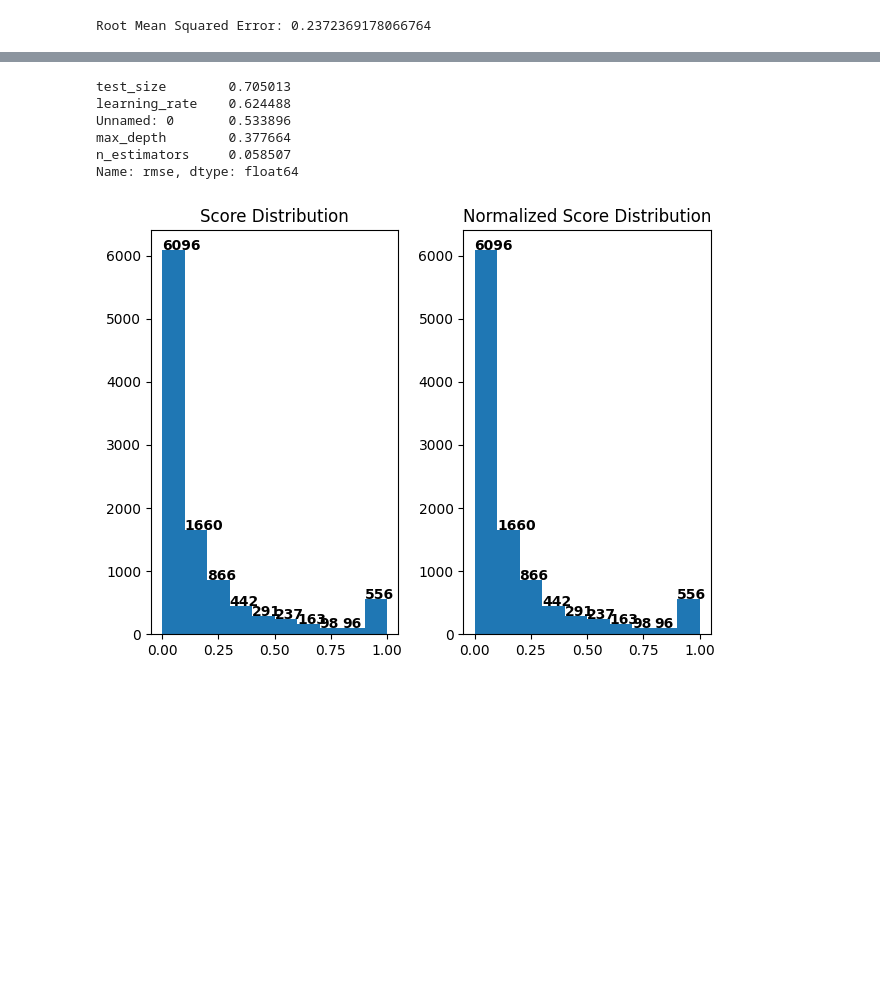
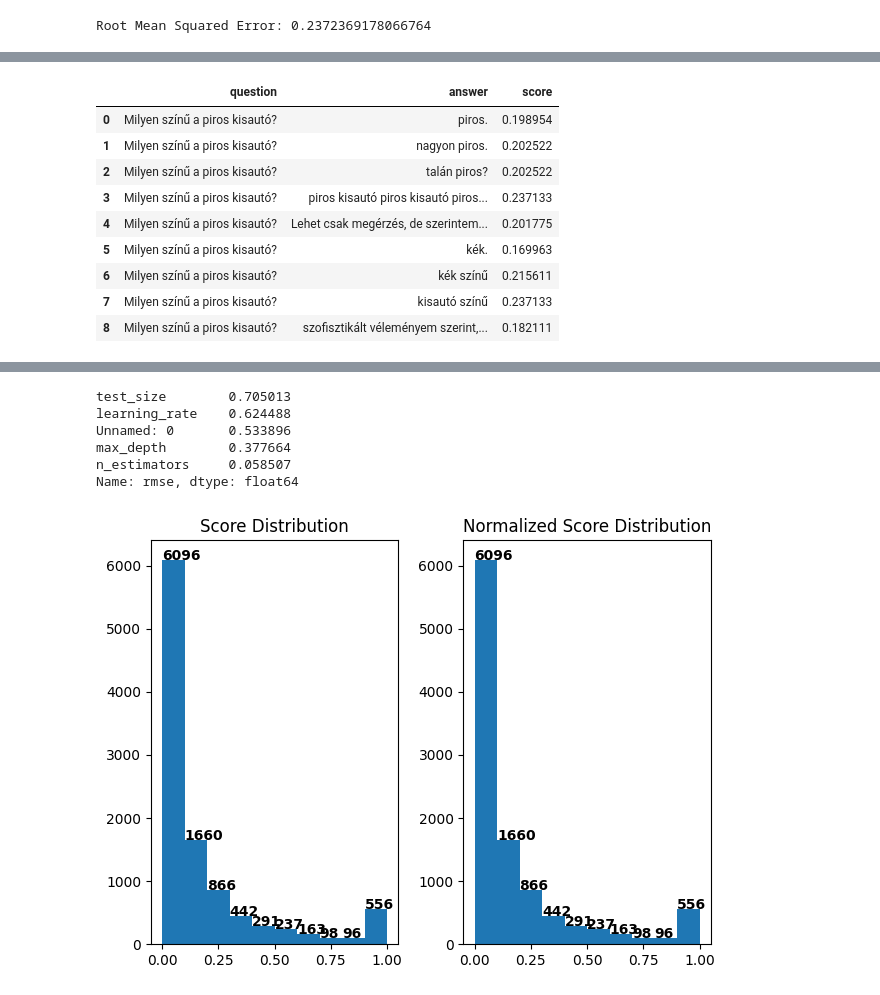
Before and after one commit to yarathealmighty/dumps, a Jupyter notebook: notebooks/askhu_ipynb.ipynb, the cells around one changed output, grey strips where cells are left out. Saved outputs shown, nothing was run; the diff lists cells and outputs as text; code cells hidden in the pictures; blank space fills up the shorter version.

```diff
--- a/notebooks/askhu_ipynb.ipynb
+++ b/notebooks/askhu_ipynb.ipynb
@@ -436,3 +433,41 @@ linear_regression(X,model,error_threshold=0.2)
+# %%
+#szimuláció a reddit-et ismerve
+question = 'Milyen színű a piros kisautó?'
+
+questions = []
+answers = []
+results = []
+
+questions.append('Milyen színű a piros kisautó?')
+answers.append('piros.')
+answers.append('nagyon piros.')
+answers.append('talán piros?')
+answers.append('piros kisautó piros kisautó piros kisautó')
+answers.append('Lehet csak megérzés, de szerintem piros lehet!')
+answers.append('kék.')
+answers.append('kék színű')
+answers.append('kisautó színű')
+answers.append('szofisztikált véleményem szerint, a válasz eme kérdésre az együgyü cinóberpiros és vérvörös közt található épp félúton...')
+questions *= len(answers)
+
+#TODO to be able to use it with multiple qa at once
+for i in range(len(answers)):
+   result = predict_linear(questions[i],answers[i],model)
+   results.append(result[0])
+
+df_qas = pd.DataFrame([questions,answers,results],index=['question','answer','score']).T
+df_qas
+# %% [output]
+|  | question | answer | score |
+| 0 | Milyen színű a piros kisautó? | piros. | 0.198954 |
+| 1 | Milyen színű a piros kisautó? | nagyon piros. | 0.202522 |
+| 2 | Milyen színű a piros kisautó? | talán piros? | 0.202522 |
+| 3 | Milyen színű a piros kisautó? | piros kisautó piros kisautó piros... | 0.237133 |
+| 4 | Milyen színű a piros kisautó? | Lehet csak megérzés, de szerintem... | 0.201775 |
+| 5 | Milyen színű a piros kisautó? | kék. | 0.169963 |
+| 6 | Milyen színű a piros kisautó? | kék színű | 0.215611 |
+| 7 | Milyen színű a piros kisautó? | kisautó színű | 0.237133 |
+| 8 | Milyen színű a piros kisautó? | szofisztikált véleményem szerint,... | 0.182111 |
 # %%
 runs = pd.DataFrame(np.array(rows),columns=['test_size','n_estimators','learning_rate','max_depth','rmse'])
 runs.sort_values(by=['rmse'])
```
Also changed, not shown: parts of 12 cells of this notebook.
